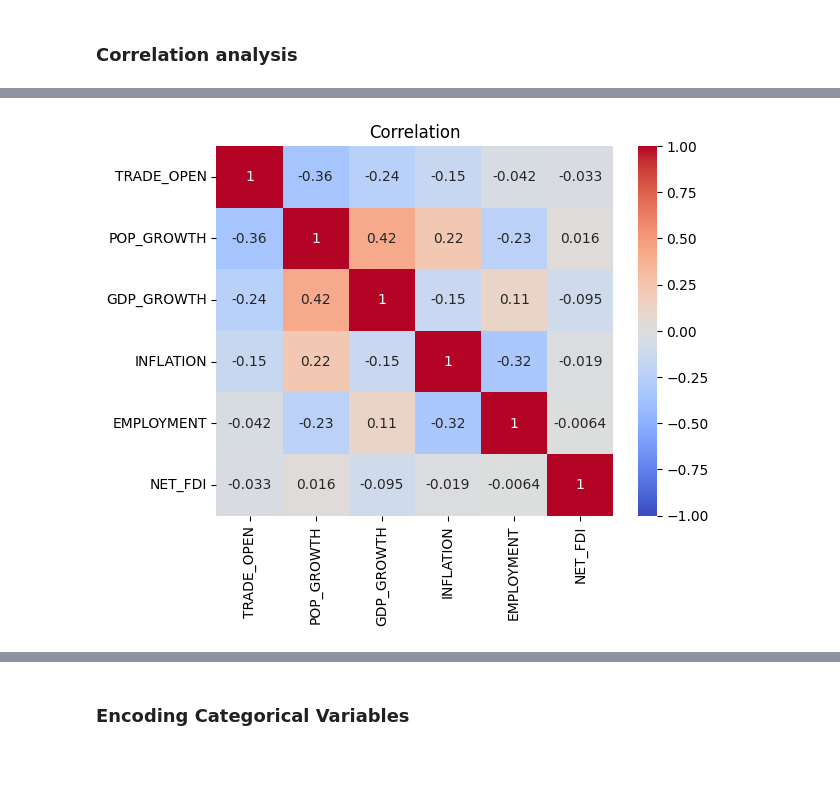
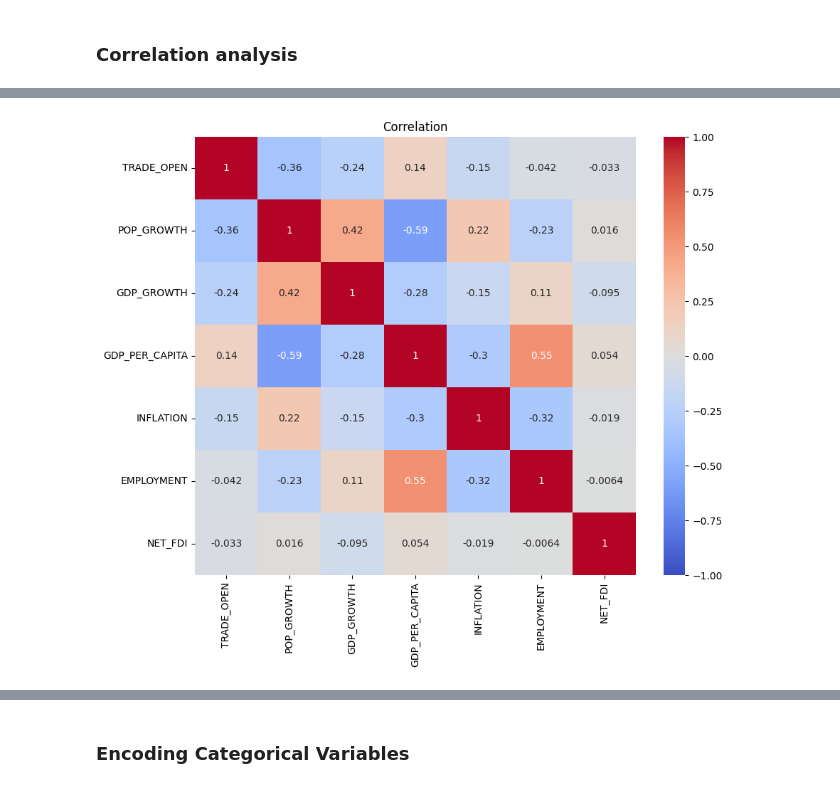
Before and after one commit to Tetteh96/ECON-611-Projects, a Jupyter notebook: ECON 611 Term Project/ECON 611 Term Project Proposal.ipynb, the cells around one changed output, grey strips where cells are left out. Cells and saved outputs as stored; diff of their text form; code cells hidden in the pictures; blank space fills up the shorter version.

```diff
--- a/ECON 611 Term Project/ECON 611 Term Project Proposal.ipynb
+++ b/ECON 611 Term Project/ECON 611 Term Project Proposal.ipynb
@@ -68,6 +68,7 @@ column = {'Country Name' : 'Country_Name',
         'Trade (% of GDP)' : 'TRADE_OPEN',
         'Population growth (annual %)' : 'POP_GROWTH',
         'GDP growth (annual %)' : 'GDP_GROWTH',
+        'GDP per capita' : 'GDP_PER_CAPITA',
         'Inflation, CPI (annual %)' : 'INFLATION',
         'Employment to population ratio, 15+' : 'EMPLOYMENT',
         'Net FDI(BoP, current US$)' : 'NET_FDI',
@@ -166,18 +171,20 @@ corr
 # %%
+fig, ax = plt.subplots(figsize = (10, 8))
+
 # create a heatmap using seaborn
-heatmap = sns.heatmap(corr, annot=True, cmap='coolwarm', vmin=-1, vmax=1)
+heatmap = sns.heatmap(corr, annot=True, cmap='coolwarm', vmin=-1, vmax=1, ax =ax)
 
 # set rotation for x-axis and y-axis tick labels
 heatmap.set_xticklabels(heatmap.get_xticklabels(), rotation=90)
 heatmap.set_yticklabels(heatmap.get_yticklabels(), rotation=0)
 
 # set plot title
 plt.title('Correlation')
 
 # show the plot
 plt.show()
 # %% [output]
-[figure, old version]
+[figure, new version]
 # %%
 trade_dropna = trade_df.dropna()
 # %%
```
Also changed, not shown: parts of 59 cells of this notebook.
